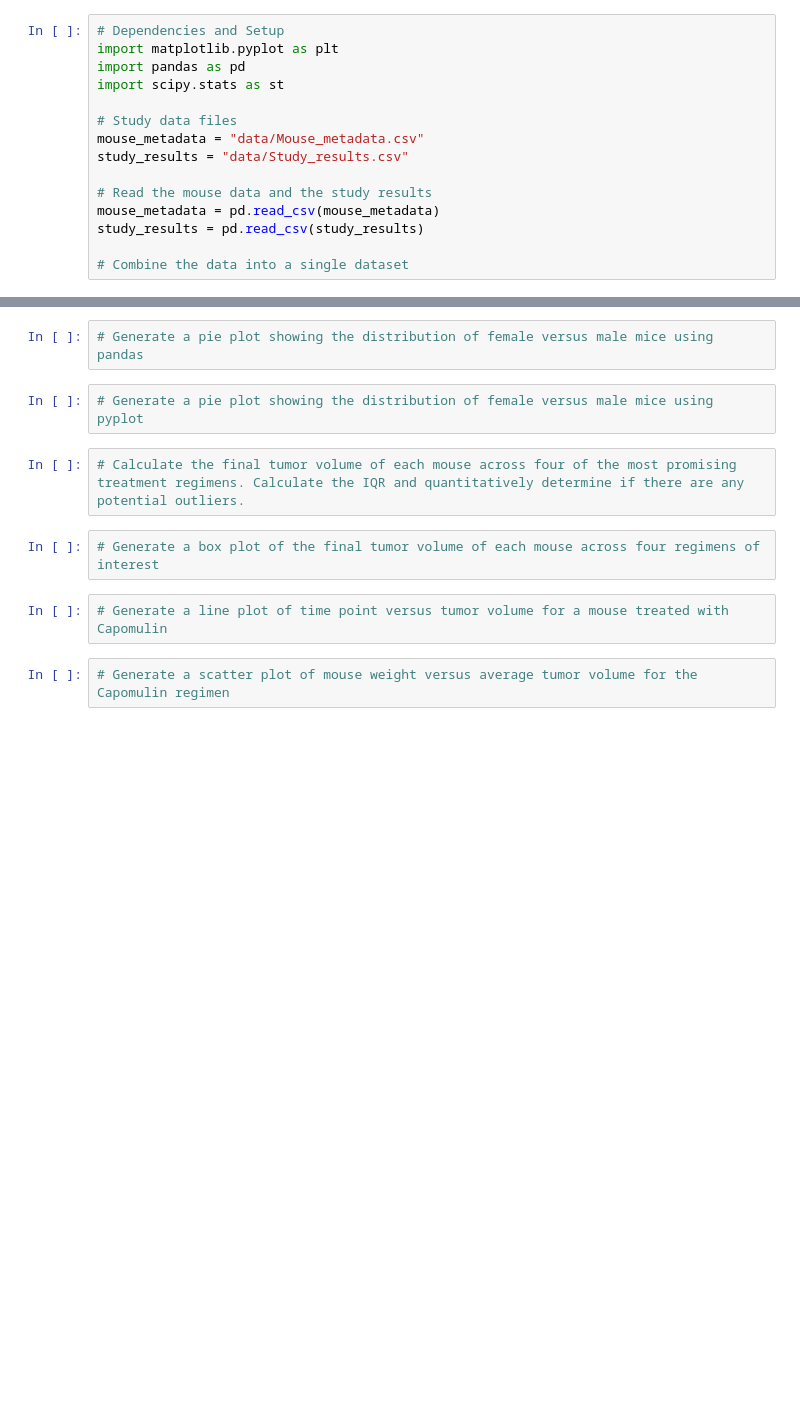
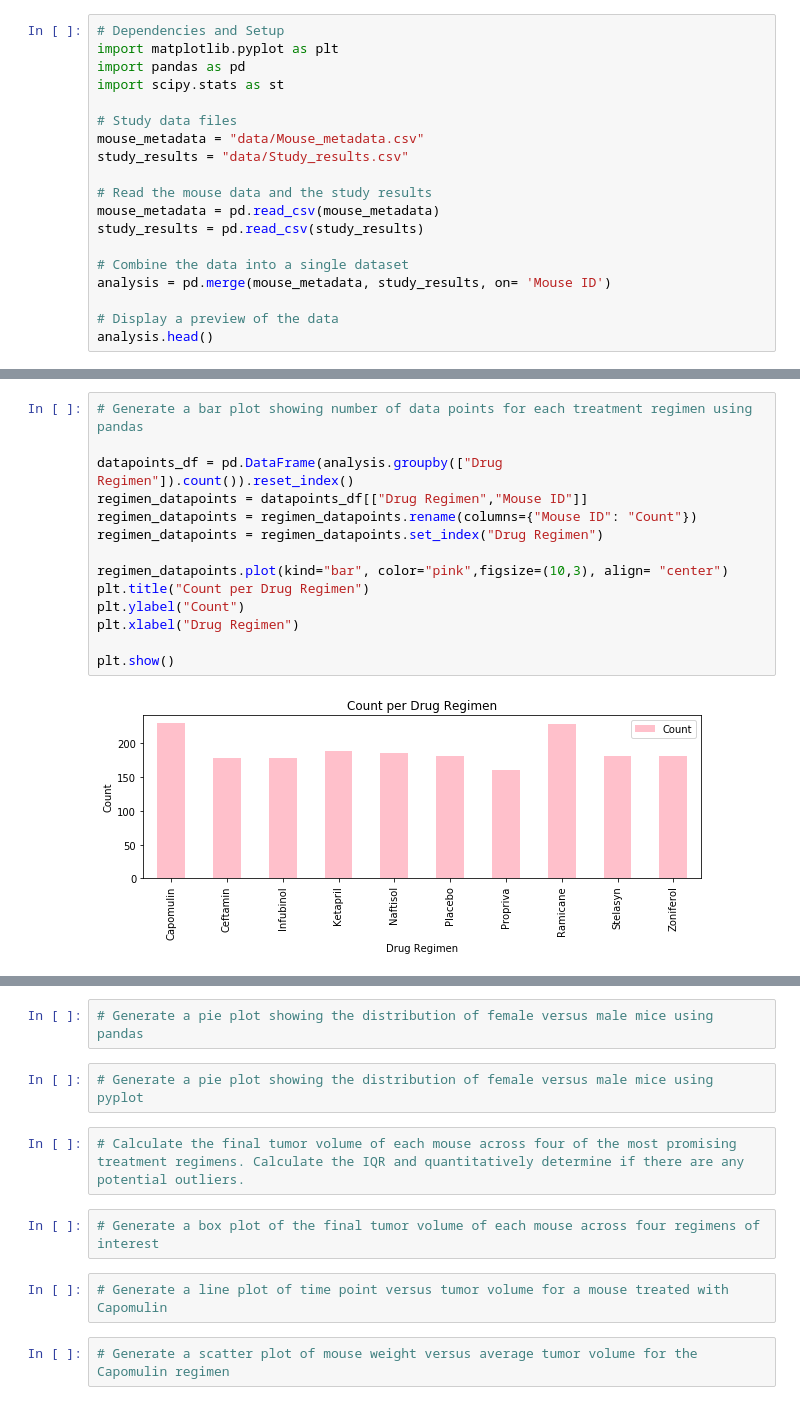
Before and after one commit to nnorman312/matplotlib, a Jupyter notebook: Pymaceuticals.ipynb, the cells around one changed output, grey strips where cells are left out. Cells and saved outputs as stored; diff of their text form; blank space fills up the shorter version.

```diff
--- a/Pymaceuticals.ipynb
+++ b/Pymaceuticals.ipynb
@@ -13,4 +13,8 @@ mouse_metadata = pd.read_csv(mouse_metadata)
 study_results = pd.read_csv(study_results)
 
 # Combine the data into a single dataset
+analysis = pd.merge(mouse_metadata, study_results, on= 'Mouse ID')
+
+# Display a preview of the data
+analysis.head()
 # %% [output]
@@ -23,0 +52,16 @@ FileNotFoundError: [Errno 2] File data/Mouse_metadata.csv does not exist: 'data/
+# %%
+# Generate a bar plot showing number of data points for each treatment regimen using pandas
+
+datapoints_df = pd.DataFrame(analysis.groupby(["Drug Regimen"]).count()).reset_index()
+regimen_datapoints = datapoints_df[["Drug Regimen","Mouse ID"]]
+regimen_datapoints = regimen_datapoints.rename(columns={"Mouse ID": "Count"})
+regimen_datapoints = regimen_datapoints.set_index("Drug Regimen")
+
+regimen_datapoints.plot(kind="bar", color="pink",figsize=(10,3), align= "center")
+plt.title("Count per Drug Regimen")
+plt.ylabel("Count")
+plt.xlabel("Drug Regimen")
+
+plt.show()
+# %% [output]
+[figure, added]
```
Also changed, not shown: parts of 6 cells of this notebook.
